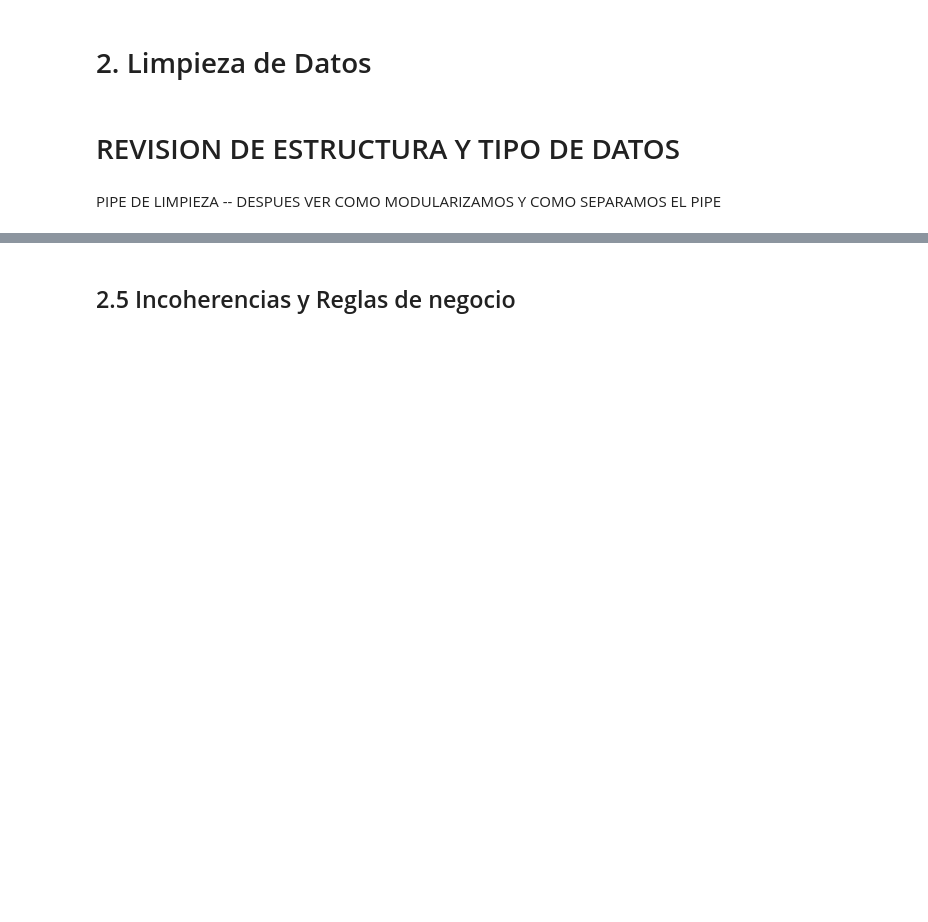
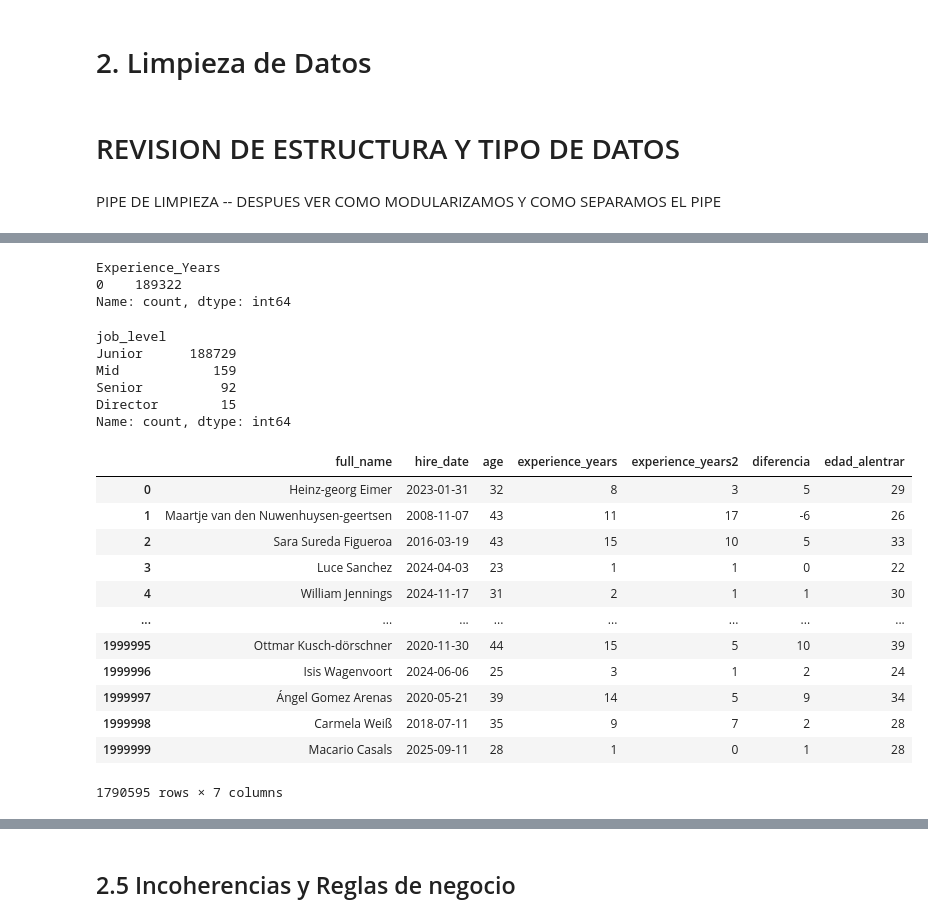
Before and after one commit to dariomicheli/HR-Analytics, a Jupyter notebook: notebook.ipynb, the cells around one changed output, grey strips where cells are left out. Saved outputs shown, nothing was run; the diff lists cells and outputs as text; code cells hidden in the pictures; blank space fills up the shorter version.

```diff
--- a/notebook.ipynb
+++ b/notebook.ipynb
@@ -310,0 +459,78 @@ for k, v in errors.items():
+# %%
+df_backup["Experience_Years"].value_counts().loc[lambda x: x.index == 0]
+# %% [output]
+Experience_Years
+0    189322
+Name: count, dtype: int64
+# %%
+df["age_new"] = df["age"] - df["experience_years"]
+
+# Agregamos los paréntesis a value_counts()
+df[df["experience_years"] == 0]["job_level"].value_counts()
+# %% [output]
+job_level
+Junior      188729
+Mid            159
+Senior          92
+Director        15
+Name: count, dtype: int64
+# %%
+# Filtrar empleados activos
+activos_df = df[df["status"] == "Active"].copy()
+
+# Fecha de referencia
+fecha_ref = pd.Timestamp("2026-03-25")
+
+# Calcular años exactos de antigüedad
+activos_df["experience_years2"] = (
+    fecha_ref.year
+    - activos_df["hire_date"].dt.year
+    - (
+        (fecha_ref.month < activos_df["hire_date"].dt.month)
+        |
+        (
+            (fecha_ref.month == activos_df["hire_date"].dt.month)
+            &
+            (fecha_ref.day < activos_df["hire_date"].dt.day)
+        )
+    )
+).astype(int)
+
+# Diferencia entre ambas columnas de experiencia
+activos_df["diferencia"] = (
+    activos_df["experience_years"]
+    - activos_df["experience_years2"]
+)
+
+# Edad aproximada al ingresar
+activos_df["edad_alentrar"] = (
+    activos_df["age"]
+    - activos_df["experience_years2"]
+)
+
+# Ver resultado
+activos_df[
+    [
+        "full_name",
+        "hire_date",
+        "age",
+        "experience_years",
+        "experience_years2",
+        "diferencia",
+        "edad_alentrar"
+    ]
+]
+# %% [output]
+|  | full_name | hire_date | age | experience_years | experience_years2 | diferencia | edad_alentrar |
+| 0 | Heinz-georg Eimer | 2023-01-31 | 32 | 8 | 3 | 5 | 29 |
+| 1 | Maartje van den Nuwenhuysen-geertsen | 2008-11-07 | 43 | 11 | 17 | -6 | 26 |
+| 2 | Sara Sureda Figueroa | 2016-03-19 | 43 | 15 | 10 | 5 | 33 |
+| 3 | Luce Sanchez | 2024-04-03 | 23 | 1 | 1 | 0 | 22 |
+| 4 | William Jennings | 2024-11-17 | 31 | 2 | 1 | 1 | 30 |
+| ... | ... | ... | ... | ... | ... | ... | ... |
+| 1999995 | Ottmar Kusch-dörschner | 2020-11-30 | 44 | 15 | 5 | 10 | 39 |
+| 1999996 | Isis Wagenvoort | 2024-06-06 | 25 | 3 | 1 | 2 | 24 |
+| 1999997 | Ángel Gomez Arenas | 2020-05-21 | 39 | 14 | 5 | 9 | 34 |
+| 1999998 | Carmela Weiß | 2018-07-11 | 35 | 9 | 7 | 2 | 28 |
+| 1999999 | Macario Casals | 2025-09-11 | 28 | 1 | 0 | 1 | 28 |
+1790595 rows × 7 columns
```
Also changed, not shown: parts of 22 cells of this notebook.
